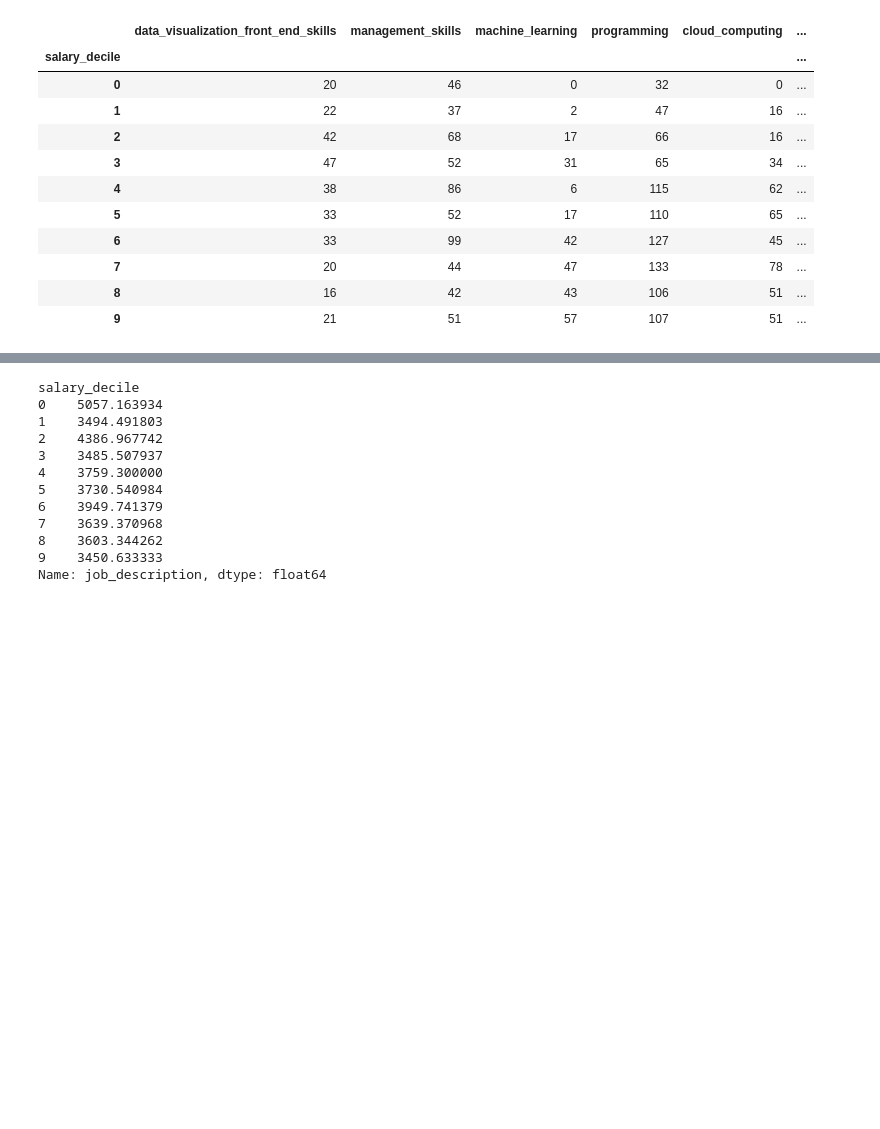
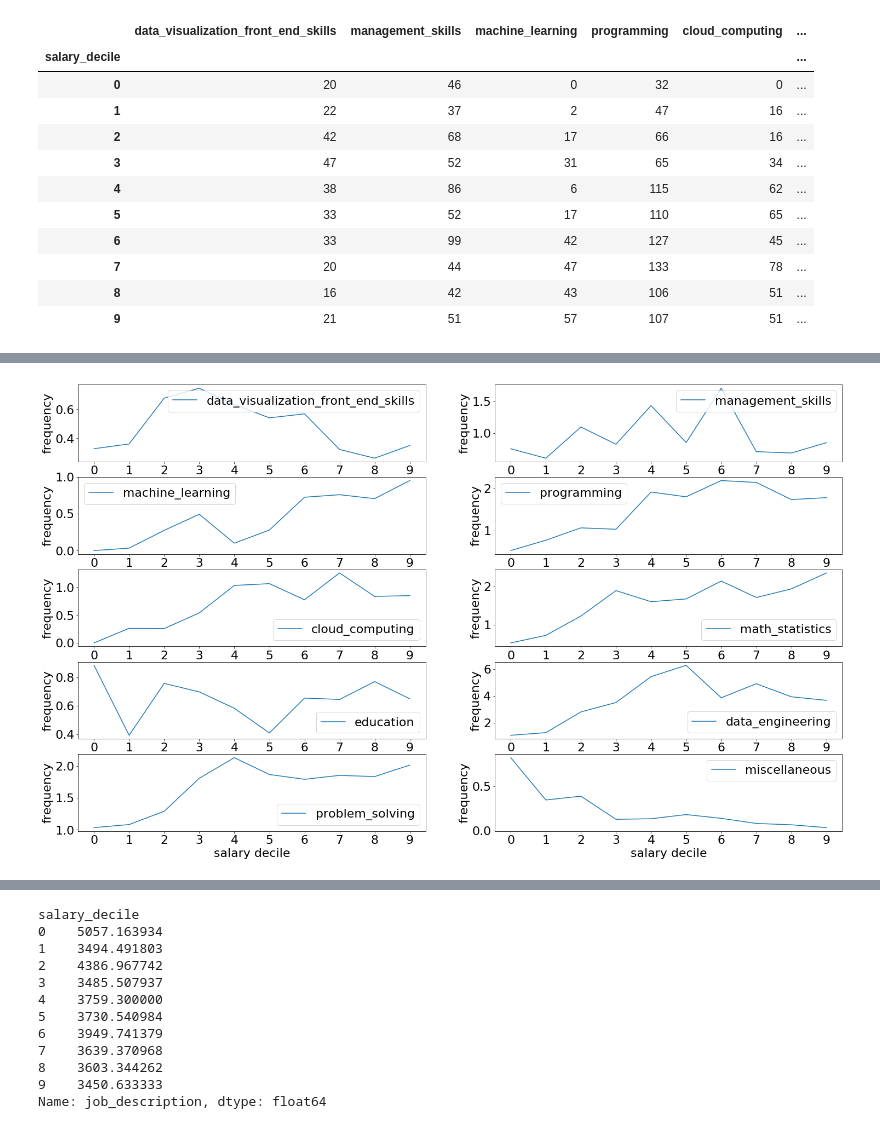
Before and after one commit to michaelfpalmer/level-up, a Jupyter notebook: src/Investigate DS only jobs.ipynb, the cells around one changed output, grey strips where cells are left out. Drawn from its saved outputs; the diff is of its cells as text; code cells hidden in the pictures; blank space fills up the shorter version.

```diff
--- a/src/Investigate DS only jobs.ipynb
+++ b/src/Investigate DS only jobs.ipynb
@@ -719,8 +736,21 @@ machine_learning
 # %%
 #x=dfclean.groupby('salary_decile').mean().index
 #y=
-y=dfclean.groupby('salary_decile').mean()[cols]
-x=y.index
-#plt.plot(x,y)
-dfclean.groupby(['salary_decile']).agg(lambda x:x.value_counts().index[0])
+#y=dfclean.groupby('salary_decile').mean()[cols]
+
+#y
+
+fig, axs = plt.subplots(5,2, figsize=(25,15))
+axs = axs.flatten()
+for ax, col in zip(axs,cols):
+    y=dfclean.groupby('salary_decile').mean()[col]
+    x=y.index
+    ax.plot(x,y)
+    ax.legend([col])
+    ax.set_xticks(range(10))
+    ax.set_xlabel('salary decile')
+    ax.set_ylabel('frequency')
+
+#label=y.columns
+#
 # %% [output]
@@ -738,0 +757 @@ dfclean.groupby(['salary_decile']).agg(lambda x:x.value_counts().index[0])
+[figure, added]
```
Also changed, not shown: parts of 32 cells of this notebook.
